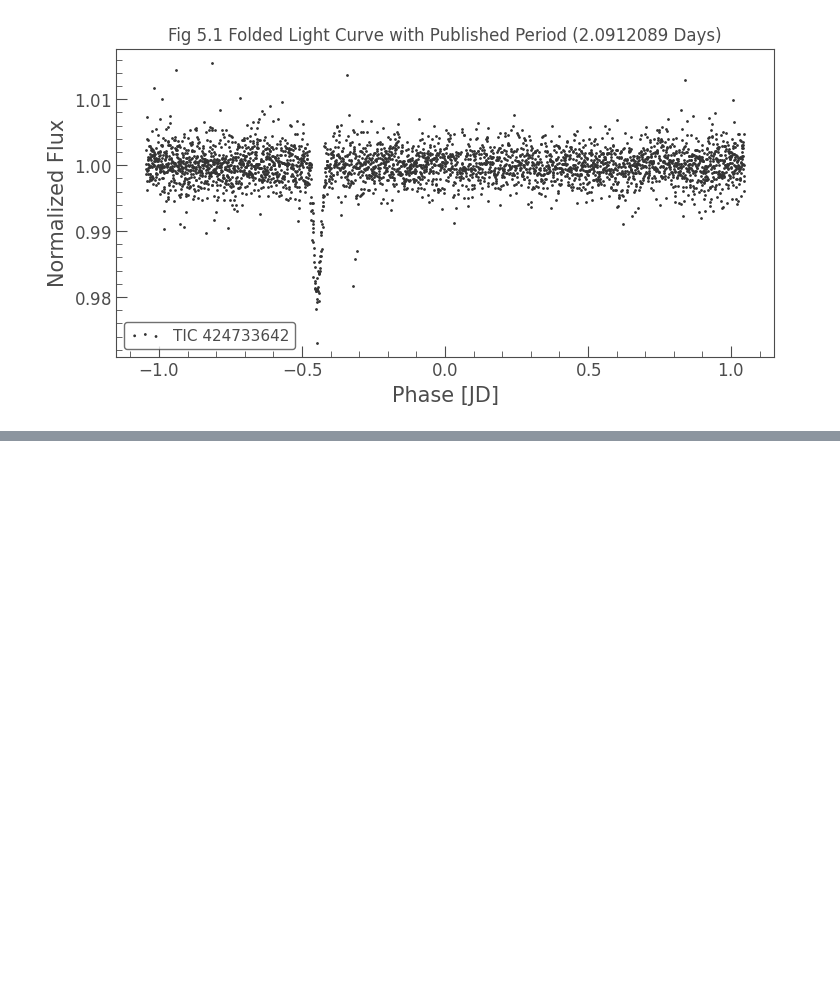
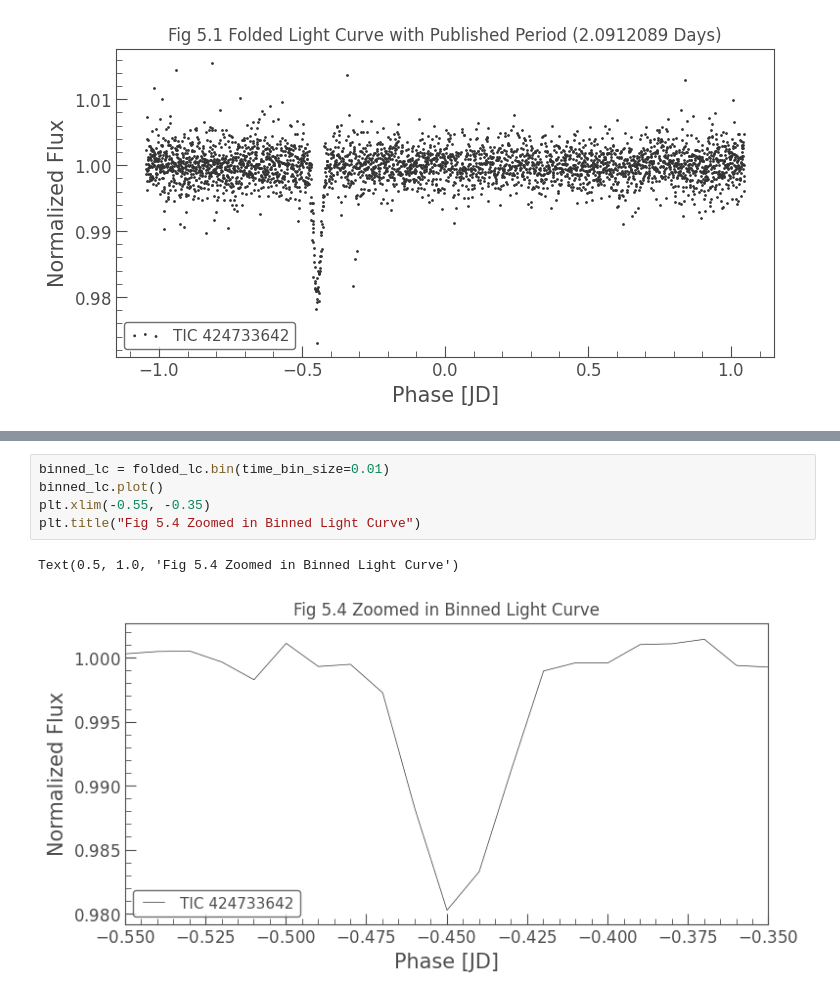
Before and after one commit to sophia268238/astronomy_ml, a Jupyter notebook: notebooks/TOI_1858.ipynb, the cells around one changed output, grey strips where cells are left out. Drawn from its saved outputs; the diff is of its cells as text; blank space fills up the shorter version.

```diff
--- a/notebooks/TOI_1858.ipynb
+++ b/notebooks/TOI_1858.ipynb
@@ -130 +130,9 @@ Text(0.5, 1.0, 'Fig 5.2 Binned Light Curve')
 [figure]
+# %%
+binned_lc = folded_lc.bin(time_bin_size=0.01)
+binned_lc.plot()
+plt.xlim(-0.55, -0.35)
+plt.title("Fig 5.4 Zoomed in Binned Light Curve")
+# %% [output]
+Text(0.5, 1.0, 'Fig 5.4 Zoomed in Binned Light Curve')
+[figure, added]
```
Also changed, not shown: parts of 2 cells of this notebook.
